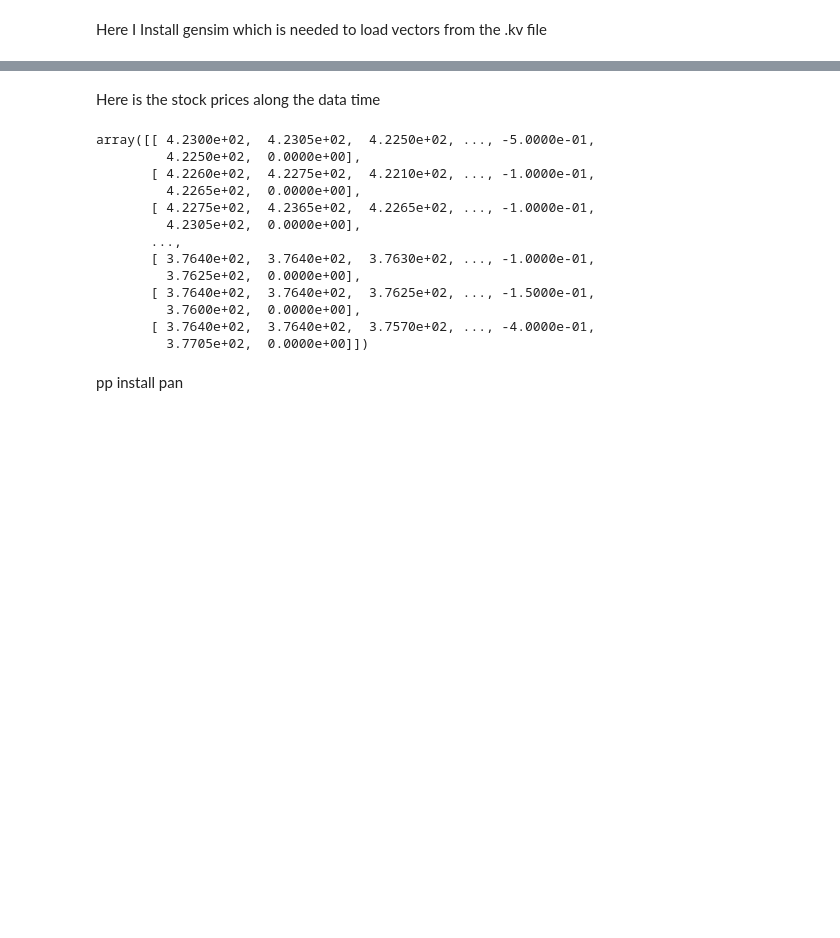
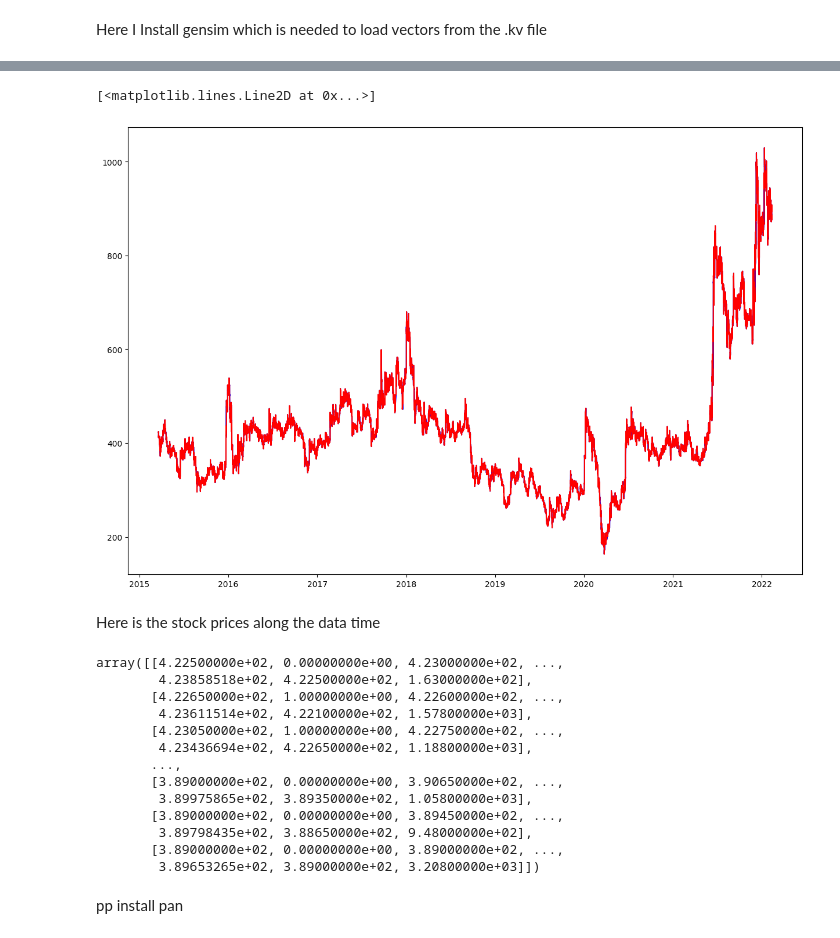
Before and after one commit to adarsh2023calc/Reliance-Stock-Analysis, a Jupyter notebook: assignment-1.ipynb, the cells around one changed output, grey strips where cells are left out. Drawn from its saved outputs; the diff is of its cells as text; code cells hidden in the pictures; blank space fills up the shorter version.

```diff
--- a/assignment-1.ipynb
+++ b/assignment-1.ipynb
@@ -84,14 +100,15 @@ Stock_price=df
 Stock_price
 Stock_price['rsi'] = ta.rsi(Stock_price.close)
 Stock_price['ema'] = ta.ema(Stock_price.close)
-Stock_price['Target'] = Stock_price['close']-df.open
-Stock_price['Actual Target']= Stock_price['close'].shift(-1)
-Stock_price['Target class'] = [1 if Stock_price['Target'][i] > 0 else 0 for i in range(len(Stock_price))]
-Stock_price = Stock_price[Stock_price['volume']!=0]
-Stock_price =Stock_price.dropna()
+
+data= Stock_price[['close']]
+data=data.rename(columns={'close':"actual close"})
+data['Target'] = Stock_price['close'].rolling(2).apply(lambda x: x.iloc[1] > x.iloc[0])
-# %%
-
-cols = ['open','high','low','close','volume','ema','rsi','Target','Actual Target','Target class']
-Stock_price= Stock_price[cols]
-Stock_price=Stock_price.dropna()
-Stock_price
+# %%
+cols=['open','high','close','rsi','ema','low','volume','date']
+
+copy_data = Stock_price[cols].copy().shift(1)
+
+data= data.join(copy_data)
+data = data.iloc[1:]
+Stock_price=data
@@ -98,2 +134,9 @@ Stock_price
+# %%
+plt.figure(figsize=(15,10))
+plt.plot(Stock_price['date'],Stock_price['close'],color='blue')
+plt.plot(Stock_price['date'],Stock_price['actual close'],color='red')
+# %% [output]
+[<matplotlib.lines.Line2D at 0x...>]
+[figure, added]
 # %% [markdown]
 Here is the stock prices along the data time
@@ -100,24 +145,25 @@ Here is the stock prices along the data time
 # %%
 
-Input_data = np.array(Stock_price.iloc[:29979])
-Validation_data = np.array(Stock_price.iloc[29979:])
-Cross_validation = np.array(Stock_price.iloc[29979:])
+Stock= Stock_price.drop(columns=['date'])
+Input_data = np.array(Stock.iloc[:29979])
+Validation_data = np.array(Stock.iloc[29979:])
+Cross_validation = np.array(Stock.iloc[29979:])
 Output_data = W
 Input_data
 # %% [output]
-array([[ 4.2300e+02,  4.2305e+02,  4.2250e+02, ..., -5.0000e-01,
-         4.2250e+02,  0.0000e+00],
-       [ 4.2260e+02,  4.2275e+02,  4.2210e+02, ..., -1.0000e-01,
-         4.2265e+02,  0.0000e+00],
-       [ 4.2275e+02,  4.2365e+02,  4.2265e+02, ..., -1.0000e-01,
-         4.2305e+02,  0.0000e+00],
+array([[4.22500000e+02, 0.00000000e+00, 4.23000000e+02, ...,
+        4.23858518e+02, 4.22500000e+02, 1.63000000e+02],
+       [4.22650000e+02, 1.00000000e+00, 4.22600000e+02, ...,
+        4.23611514e+02, 4.22100000e+02, 1.57800000e+03],
+       [4.23050000e+02, 1.00000000e+00, 4.22750000e+02, ...,
+        4.23436694e+02, 4.22650000e+02, 1.18800000e+03],
        ...,
-       [ 3.7640e+02,  3.7640e+02,  3.7630e+02, ..., -1.0000e-01,
-         3.7625e+02,  0.0000e+00],
-       [ 3.7640e+02,  3.7640e+02,  3.7625e+02, ..., -1.5000e-01,
-         3.7600e+02,  0.0000e+00],
-       [ 3.7640e+02,  3.7640e+02,  3.7570e+02, ..., -4.0000e-01,
-         3.7705e+02,  0.0000e+00]])
+       [3.89000000e+02, 0.00000000e+00, 3.90650000e+02, ...,
+        3.89975865e+02, 3.89350000e+02, 1.05800000e+03],
+       [3.89000000e+02, 0.00000000e+00, 3.89450000e+02, ...,
+        3.89798435e+02, 3.88650000e+02, 9.48000000e+02],
+       [3.89000000e+02, 0.00000000e+00, 3.89000000e+02, ...,
+        3.89653265e+02, 3.89000000e+02, 3.20800000e+03]])
 # %% [markdown]
 pp install pan
 # %%
```
Also changed, not shown: parts of 17 cells of this notebook.
